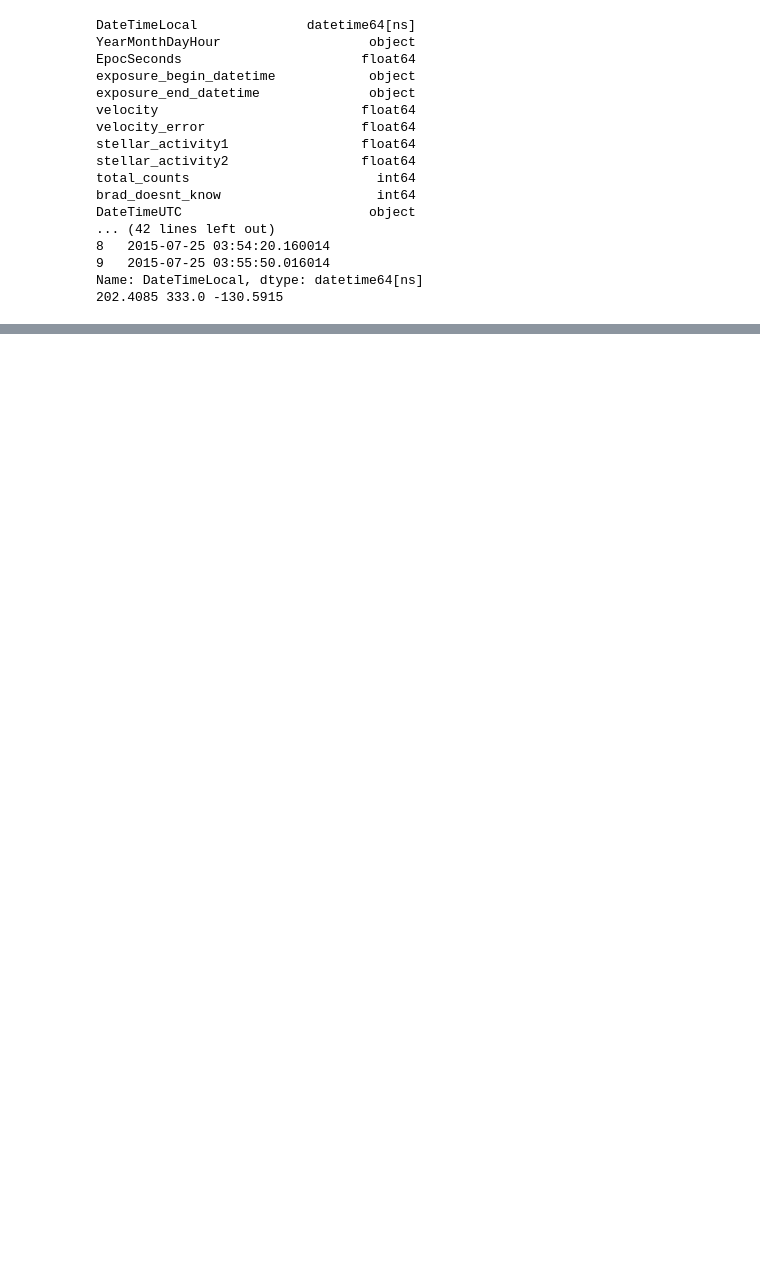
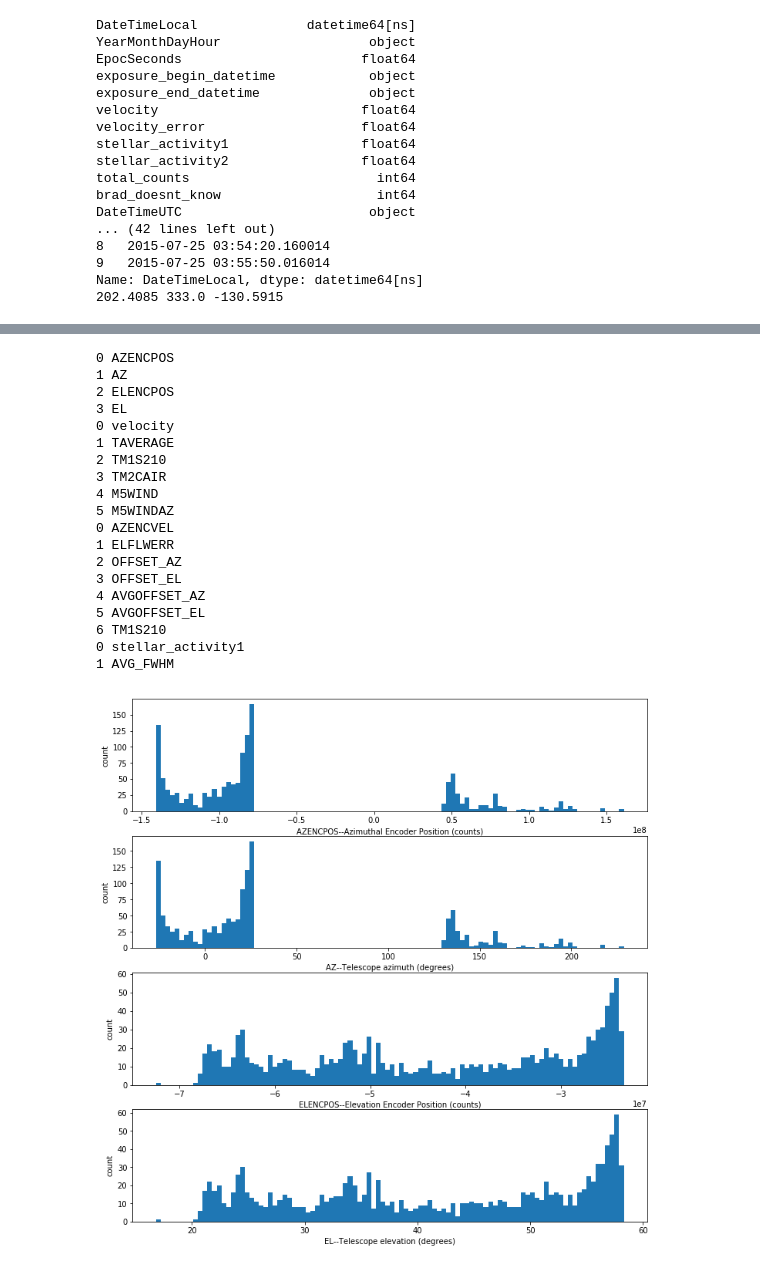
Before and after one commit to adeich/APF_telescope_behavior_study, a Jupyter notebook: 2. Look at data for cleaning.ipynb, the cells around one changed output, grey strips where cells are left out. Saved outputs shown, nothing was run; the diff lists cells and outputs as text; code cells hidden in the pictures; blank space fills up the shorter version.

```diff
--- a/2. Look at data for cleaning.ipynb
+++ b/2. Look at data for cleaning.ipynb
@@ -96,0 +255,23 @@ wind_dome_angle
+# %%
+examine_whole_schebang(masked_data1)
+# %% [output]
+0 AZENCPOS
+1 AZ
+2 ELENCPOS
+3 EL
+0 velocity
+1 TAVERAGE
+2 TM1S210
+3 TM2CAIR
+4 M5WIND
+5 M5WINDAZ
+0 AZENCVEL
+1 ELFLWERR
+2 OFFSET_AZ
+3 OFFSET_EL
+4 AVGOFFSET_AZ
+5 AVGOFFSET_EL
+6 TM1S210
+0 stellar_activity1
+1 AVG_FWHM
+[figure, added]
```
Also changed, not shown: parts of 7 cells of this notebook, 2 other files.
